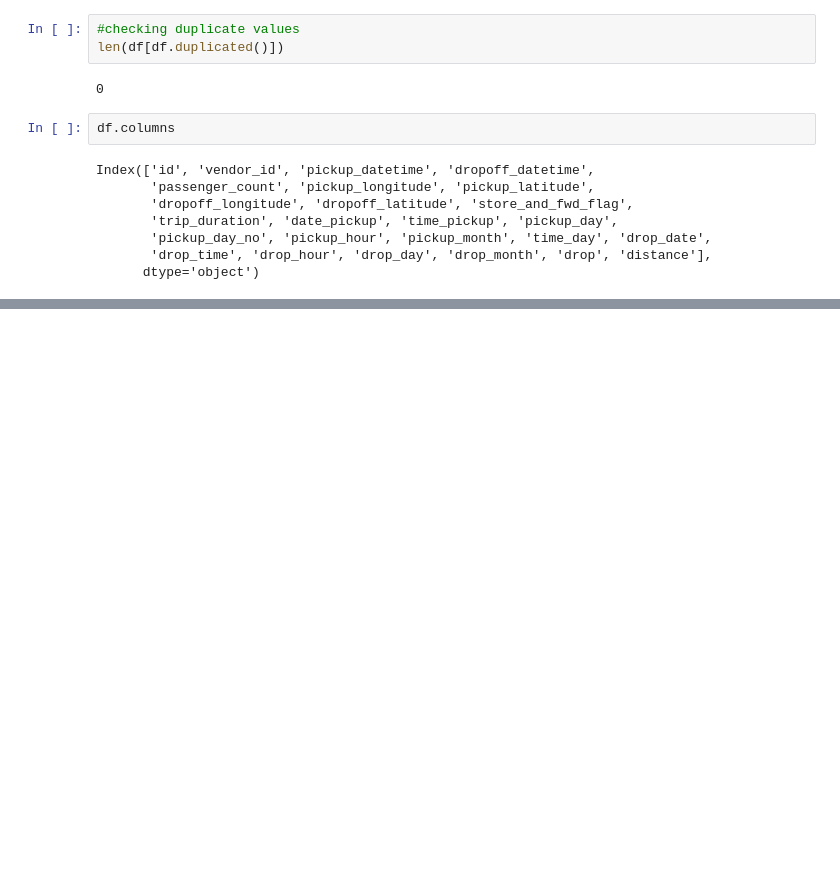
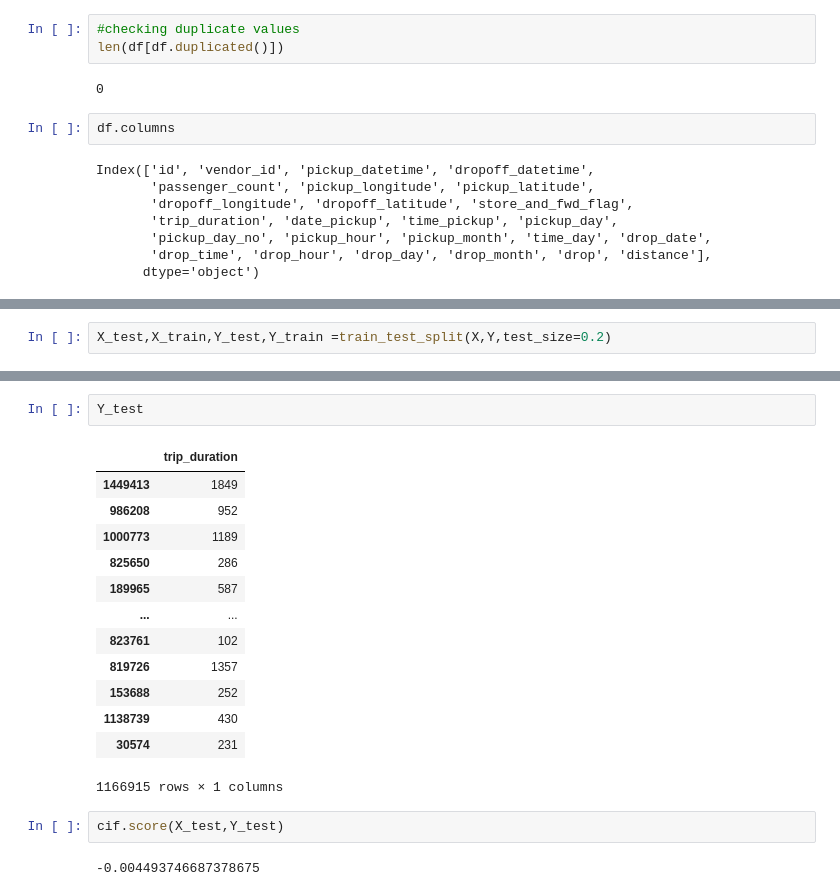
Before and after one commit to Gauravmehra1/NYCTaxiData.csv, a Jupyter notebook: Copy_of_NYC_Taxi_Trip_Time_Prediction_Capstone_Project.ipynb, the cells around one changed output, grey strips where cells are left out. Saved outputs shown, nothing was run; the diff lists cells and outputs as text; blank space fills up the shorter version.

```diff
--- a/Copy_of_NYC_Taxi_Trip_Time_Prediction_Capstone_Project.ipynb
+++ b/Copy_of_NYC_Taxi_Trip_Time_Prediction_Capstone_Project.ipynb
@@ -818,0 +772,2 @@ array([[1, datetime.time(17, 24, 55), 'Monday', ..., 'Monday', 'March',
+# %%
+X_test,X_train,Y_test,Y_train =train_test_split(X,Y,test_size=0.2)
@@ -818,0 +797,20 @@ array([[1, datetime.time(17, 24, 55), 'Monday', ..., 'Monday', 'March',
+# %%
+Y_test
+# %% [output]
+|  | trip_duration |
+| 1449413 | 1849 |
+| 986208 | 952 |
+| 1000773 | 1189 |
+| 825650 | 286 |
+| 189965 | 587 |
+| ... | ... |
+| 823761 | 102 |
+| 819726 | 1357 |
+| 153688 | 252 |
+| 1138739 | 430 |
+| 30574 | 231 |
+1166915 rows × 1 columns
+# %%
+cif.score(X_test,Y_test)
+# %% [output]
+-0.004493746687378675
```
Also changed, not shown: parts of 22 cells of this notebook.
